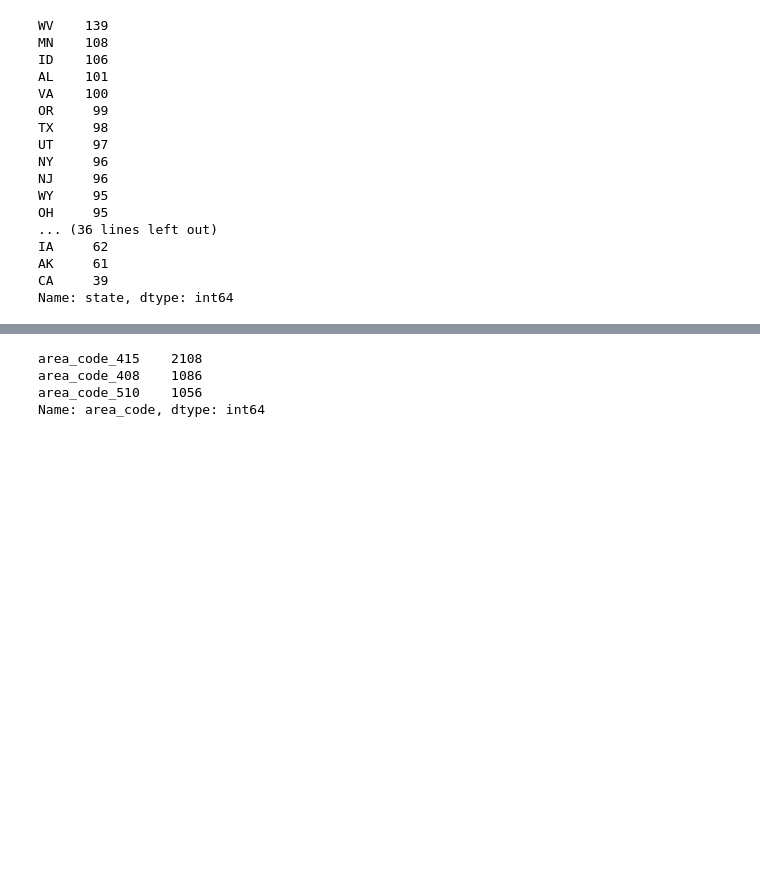
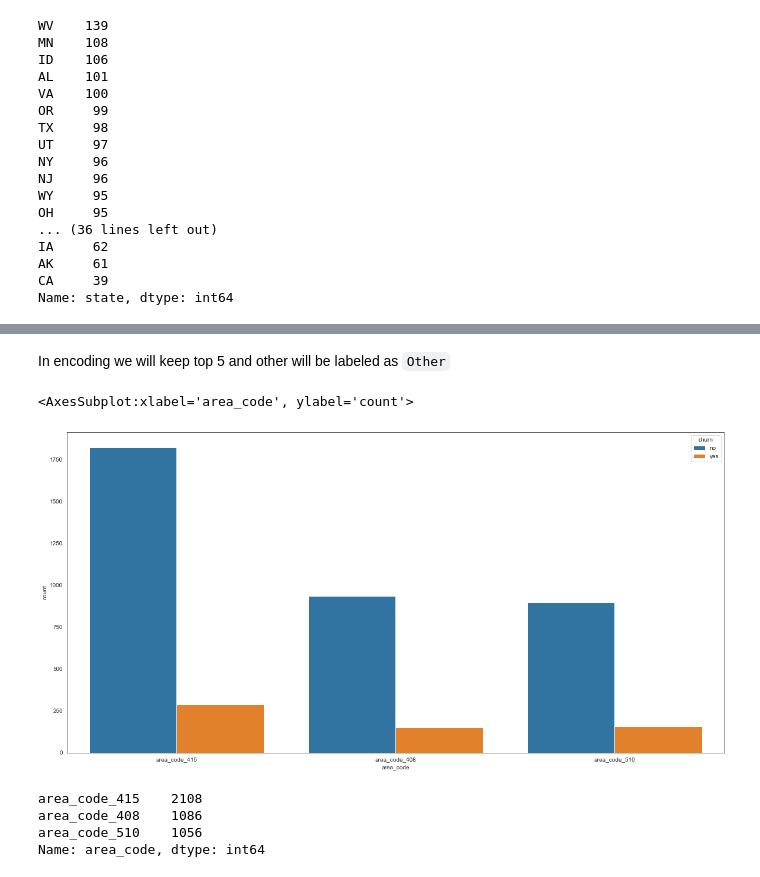
Before and after one commit to TayJen/Customer-Churn-Prediction, a Jupyter notebook: research.ipynb, the cells around one changed output, grey strips where cells are left out. Cells and saved outputs as stored; diff of their text form; code cells hidden in the pictures; blank space fills up the shorter version.

````diff
--- a/research.ipynb
+++ b/research.ipynb
@@ -166,3 +183,13 @@ Name: state, dtype: int64
+# %% [markdown]
+In encoding we will keep top 5 and other will be labeled as ```Other```
+# %%
+sns.set_style('white')
+plt.figure(figsize=(20, 10))
+
+sns.countplot(x='area_code', hue='churn', data=df)
+# %% [output]
+<AxesSubplot:xlabel='area_code', ylabel='count'>
+[figure, added]
 # %%
 df.area_code.value_counts()
 # %% [output]
````
Also changed, not shown: parts of 19 cells of this notebook, 3 other files.
